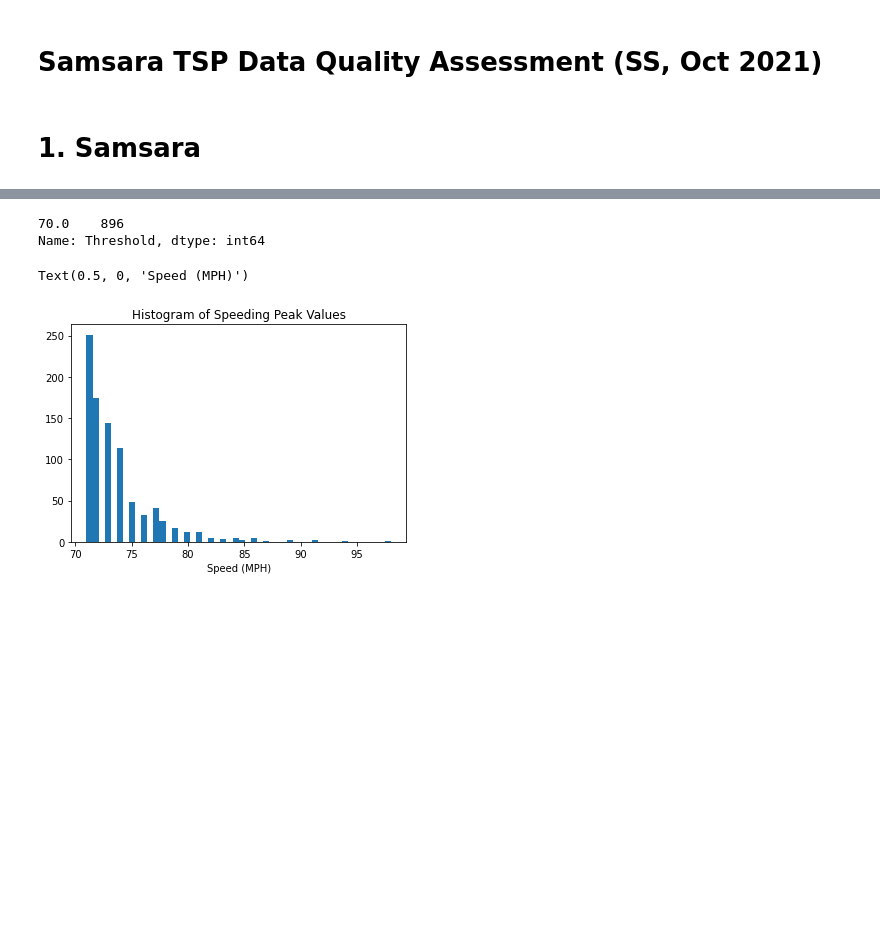
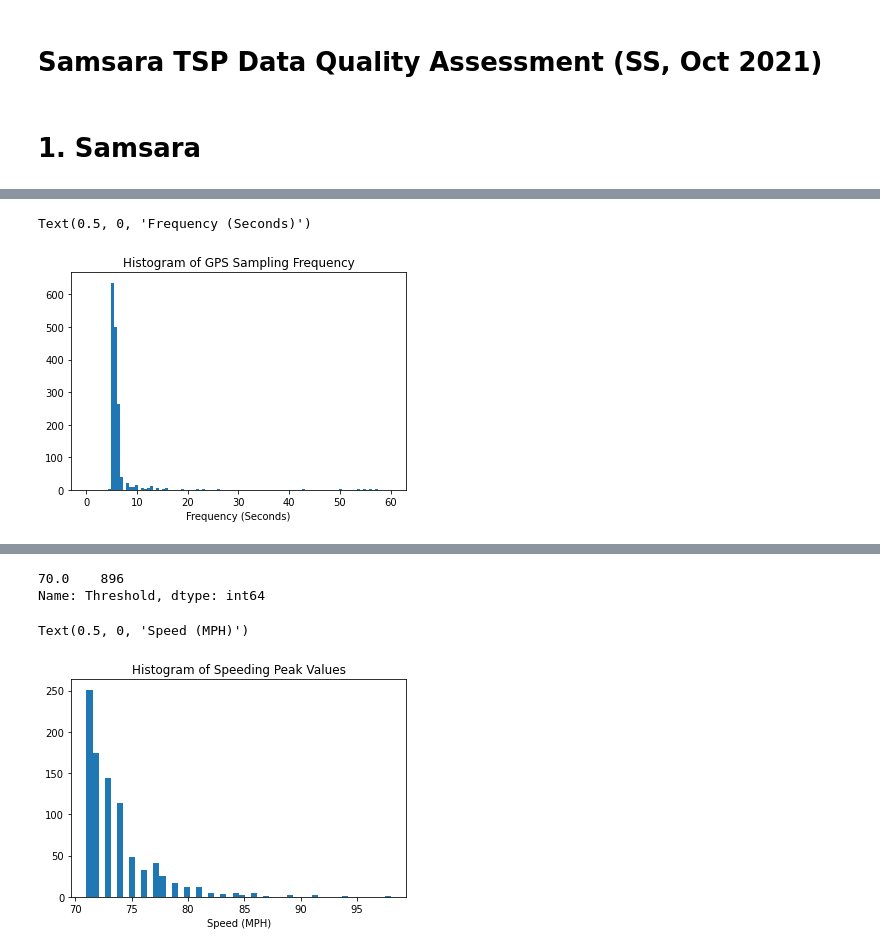
Before and after one commit to Zegocover/tsp-evaluation-framework, a Jupyter notebook: notebooks/samsara_nb.ipynb, the cells around one changed output, grey strips where cells are left out. Cells and saved outputs as stored; diff of their text form; code cells hidden in the pictures; blank space fills up the shorter version.

```diff
--- a/notebooks/samsara_nb.ipynb
+++ b/notebooks/samsara_nb.ipynb
@@ -181,0 +39,15 @@ Text(0.5, 0, 'Time Interval (Minutes)')
+# %%
+# Import files
+safety_events_data_list = []
+counter = 0
+for file in safety_events_data_files:
+    print(file)
+    with gzip.open(file, 'r') as fin:
+        data_raw = fin.read().decode('utf-8')
+
+        if data_raw == '':
+            pass
+        else:
+            arr = list(json_load_all(data_raw))
+            counter += len(arr)
+            safety_events_data_list = safety_events_data_list + arr
@@ -181,0 +194,15 @@ Text(0.5, 0, 'Time Interval (Minutes)')
+# %%
+# Import files
+vehicle_stats_data_list = []
+counter = 0
+for file in vehicle_stats_data_files:
+    print(file)
+    with gzip.open(file, 'r') as fin:
+        data_raw = fin.read().decode('utf-8')
+
+        if data_raw == '':
+            pass
+        else:
+            arr = list(json_load_all(data_raw))
+            counter += len(arr)
+            vehicle_stats_data_list = vehicle_stats_data_list + arr
@@ -181,0 +335,4 @@ Text(0.5, 0, 'Time Interval (Minutes)')
+# %%
+sample_5004 = pd.DataFrame(vehicle_stats_data_list[5004]['gps'])
+sample_5004['time'] = pd.to_datetime(sample_5004['time'])
+sample_5004
@@ -182,3 +353,15 @@ Text(0.5, 0, 'Time Interval (Minutes)')
+# %%
+#  Histogram of heartbeat frequencies
+plt.hist(
+    sample_5004.time.diff() / np.timedelta64(1, 's'),
+    range=[0, 60],
+    bins=100
+)
+plt.title('Histogram of GPS Sampling Frequency')
+plt.xlabel('Frequency (Seconds)')
+# %% [output]
+Text(0.5, 0, 'Frequency (Seconds)')
+[figure, added]
 # %%
 #  Histogram of GPS location frequencies
 plt.hist(
```
Also changed, not shown: parts of 50 cells of this notebook.
